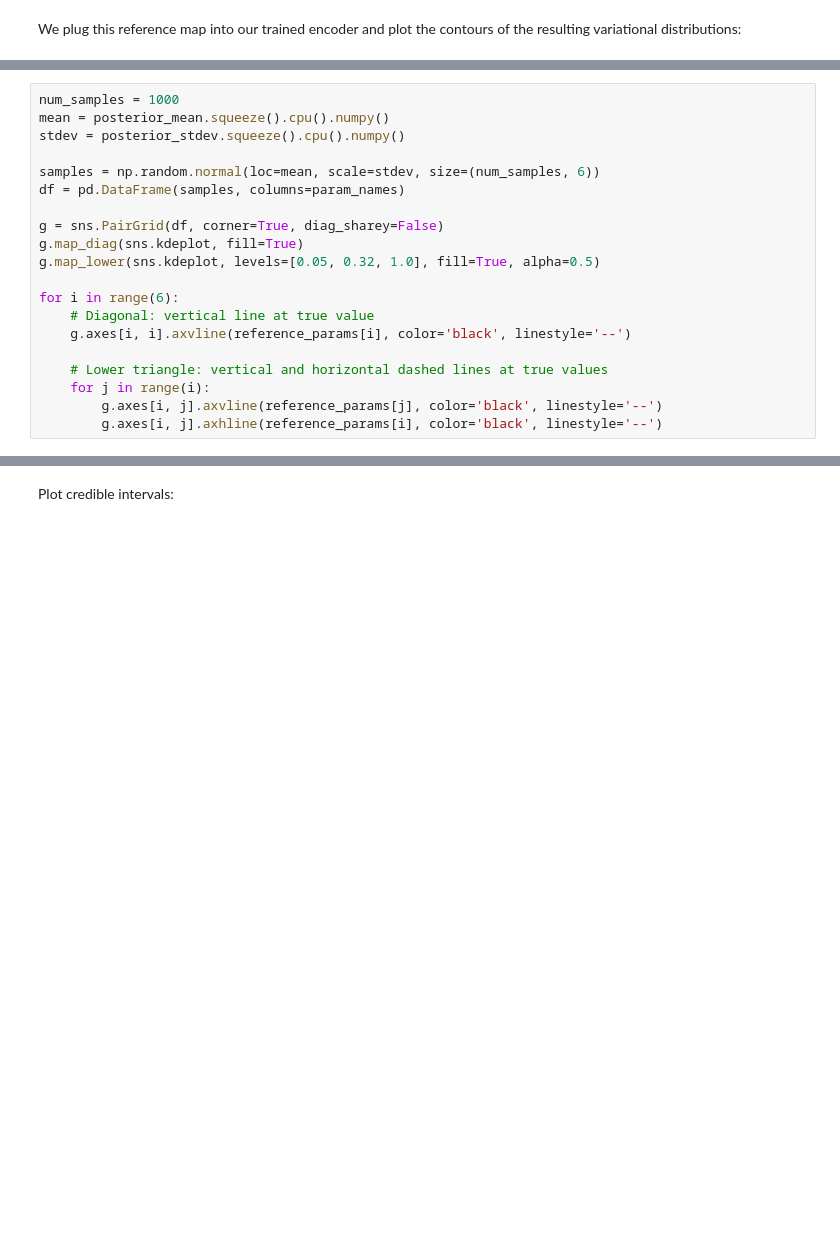
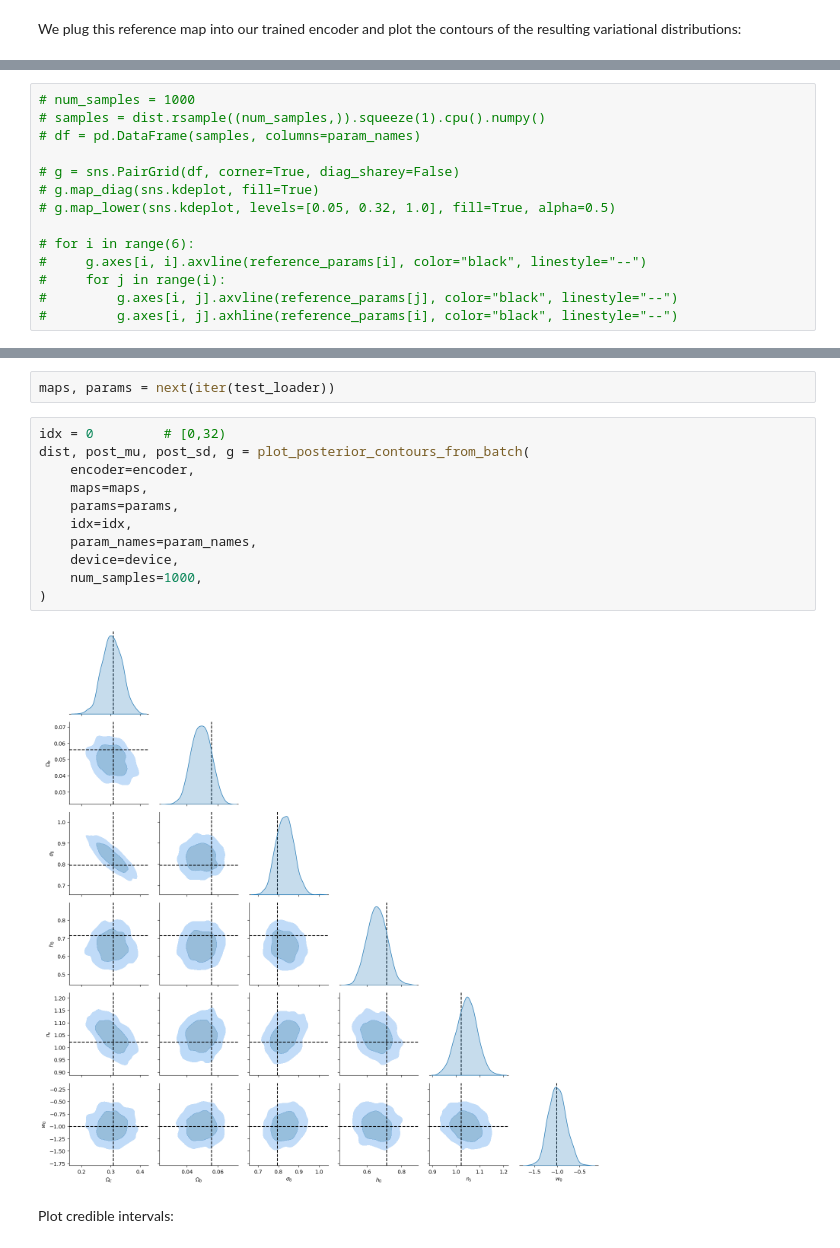
Before and after one commit to prob-ml/blissWL, a Jupyter notebook: maps_to_cosmology/notebooks/results.ipynb, the cells around one changed output, grey strips where cells are left out. Cells and saved outputs as stored; diff of their text form; blank space fills up the shorter version.

Commit message:
Maps to Cosmo: Implement MVN+Contour Plots+Credible Intervals. (#8)
Co-authored-by: Tim White <twhit@umich.edu>

```diff
--- a/maps_to_cosmology/notebooks/results.ipynb
+++ b/maps_to_cosmology/notebooks/results.ipynb
@@ -161,20 +187,14 @@ with torch.no_grad():
 # %%
-num_samples = 1000
-mean = posterior_mean.squeeze().cpu().numpy()
-stdev = posterior_stdev.squeeze().cpu().numpy()
+# num_samples = 1000
+# samples = dist.rsample((num_samples,)).squeeze(1).cpu().numpy()
+# df = pd.DataFrame(samples, columns=param_names)
 
-samples = np.random.normal(loc=mean, scale=stdev, size=(num_samples, 6))
-df = pd.DataFrame(samples, columns=param_names)
+# g = sns.PairGrid(df, corner=True, diag_sharey=False)
+# g.map_diag(sns.kdeplot, fill=True)
+# g.map_lower(sns.kdeplot, levels=[0.05, 0.32, 1.0], fill=True, alpha=0.5)
 
-g = sns.PairGrid(df, corner=True, diag_sharey=False)
-g.map_diag(sns.kdeplot, fill=True)
-g.map_lower(sns.kdeplot, levels=[0.05, 0.32, 1.0], fill=True, alpha=0.5)
-
-for i in range(6):
-    # Diagonal: vertical line at true value
-    g.axes[i, i].axvline(reference_params[i], color='black', linestyle='--')
-
-    # Lower triangle: vertical and horizontal dashed lines at true values
-    for j in range(i):
-        g.axes[i, j].axvline(reference_params[j], color='black', linestyle='--')
-        g.axes[i, j].axhline(reference_params[i], color='black', linestyle='--')
+# for i in range(6):
+#     g.axes[i, i].axvline(reference_params[i], color="black", linestyle="--")
+#     for j in range(i):
+#         g.axes[i, j].axvline(reference_params[j], color="black", linestyle="--")
+#         g.axes[i, j].axhline(reference_params[i], color="black", linestyle="--")
@@ -183,3 +251,18 @@ for i in range(6):
+# %%
+maps, params = next(iter(test_loader))
+# %%
+idx = 0         # [0,32)
+dist, post_mu, post_sd, g = plot_posterior_contours_from_batch(
+    encoder=encoder,
+    maps=maps,
+    params=params,
+    idx=idx,
+    param_names=param_names,
+    device=device,
+    num_samples=1000,
+)
+# %% [output]
+[figure, added]
 # %% [markdown]
 Plot credible intervals:
 # %%
```
Also changed, not shown: parts of 15 cells of this notebook, 4 other files.
